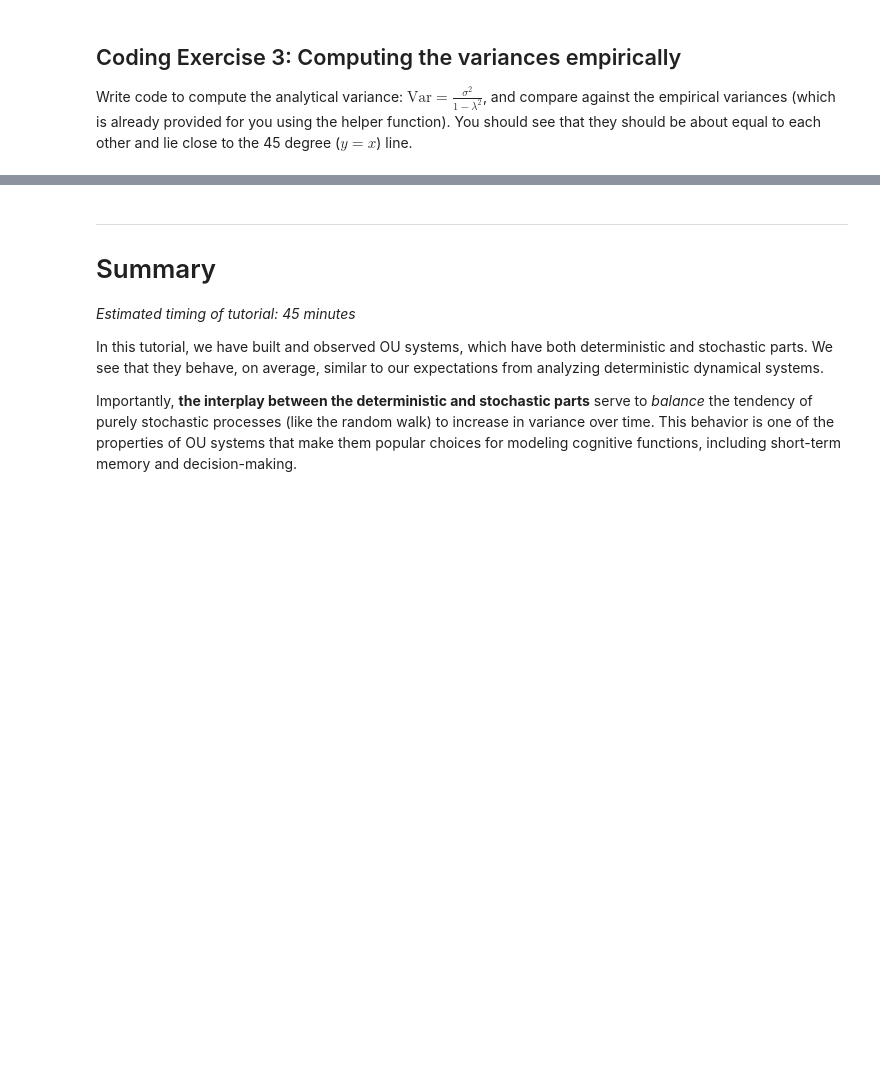
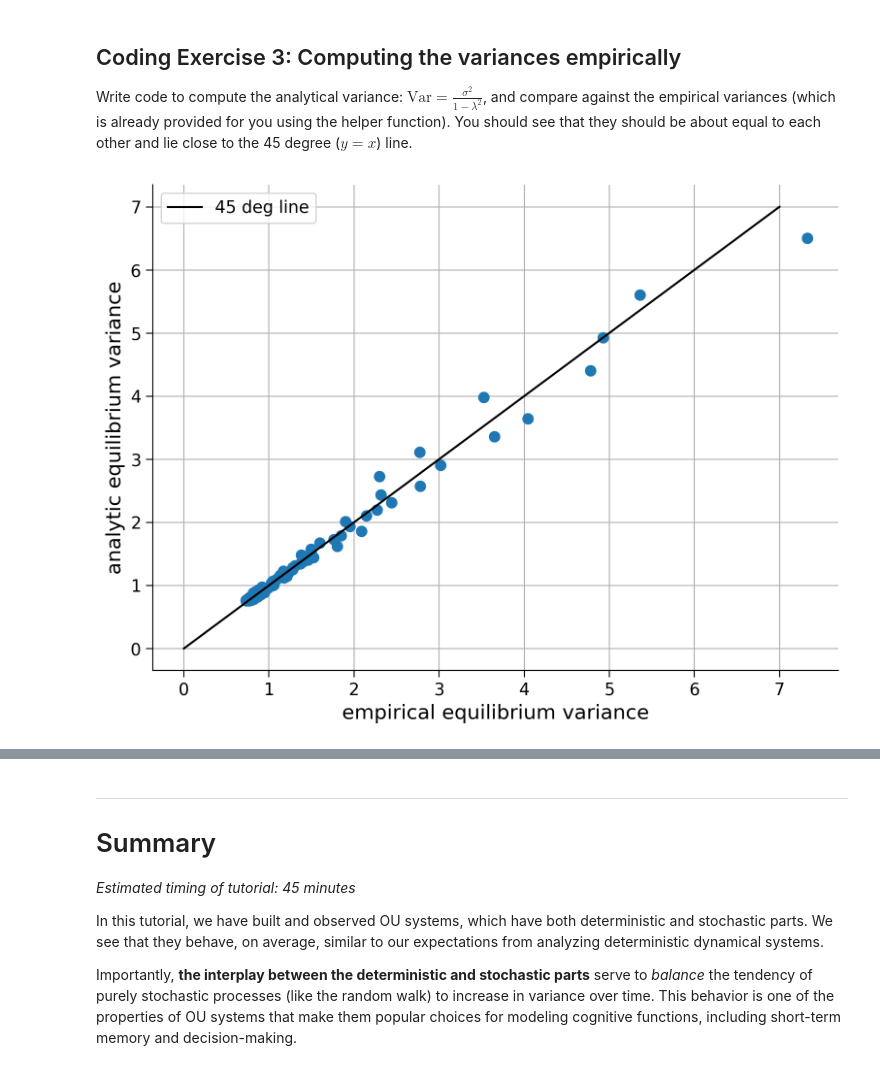
Before and after one commit to heathlarsson/course-content, a Jupyter notebook: tutorials/W2D2_LinearSystems/W2D2_Tutorial3.ipynb, the cells around one changed output, grey strips where cells are left out. Cells and saved outputs as stored; diff of their text form; code cells hidden in the pictures; blank space fills up the shorter version.

```diff
--- a/tutorials/W2D2_LinearSystems/W2D2_Tutorial3.ipynb
+++ b/tutorials/W2D2_LinearSystems/W2D2_Tutorial3.ipynb
@@ -777,38 +782,36 @@ def ddm(T, x0, xinfty, lam, sig):
 
 
 # computes equilibrium variance of ddm
 # returns variance
 def ddm_eq_var(T, x0, xinfty, lam, sig):
   t, x = ddm(T, x0, xinfty, lam, sig)
 
   # returns variance of the second half of the simulation
   # this is a hack: assumes system has settled by second half
   return x[-round(T/2):].var()
 
 
 np.random.seed(2020) # set random seed
 
 # sweep through values for lambda
 lambdas = np.arange(0.05, 0.95, 0.01)
 empirical_variances = np.zeros_like(lambdas)
 analytical_variances = np.zeros_like(lambdas)
 
 sig = 0.87
 
 # compute empirical equilibrium variance
 for i, lam in enumerate(lambdas):
   empirical_variances[i] = ddm_eq_var(5000, x0, xinfty, lambdas[i], sig)
 
-##############################################################################
-## Insert your code below to calculate the analytical variances
-raise NotImplementedError("Student exercise: need to compute variances")
-##############################################################################
 
 # Hint: you can also do this in one line outside the loop!
-analytical_variances = ...
+analytical_variances = (sig**2)/(1-lambdas**2)
 
 # Plot the empirical variance vs analytical variance
 var_comparison_plot(empirical_variances, analytical_variances)
+# %% [output]
+[figure, added]
 # %%
 # to_remove solution
 def ddm(T, x0, xinfty, lam, sig):
```
Also changed, not shown: parts of 8 cells of this notebook.
